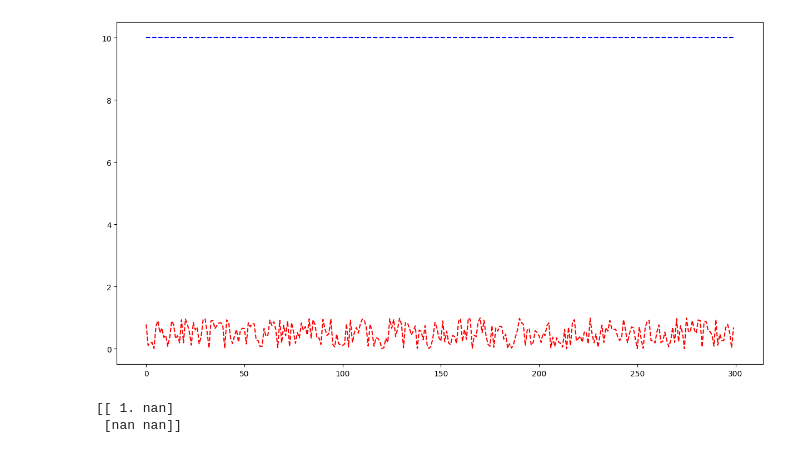
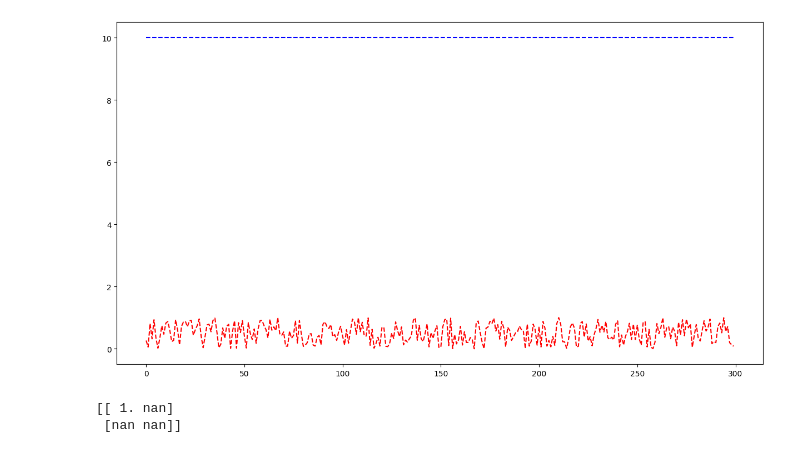
Before and after one commit to songCNMS/energym, a Jupyter notebook: result_vis.ipynb, the cells around one changed output. Cells and saved outputs as stored; diff of their text form; code cells hidden in the pictures.

```diff
--- a/result_vis.ipynb
+++ b/result_vis.ipynb
@@ -16,7 +16,7 @@ from buildings_factory import *
 #                   "SimpleHouseRSla-v0", "SwissHouseRSlaW2W-v0", "SwissHouseRSlaTank-v0"]
 
 
-building_name = "SwissHouseRSlaTank-v0"
+building_name = "SwissHouseRSlaW2W-v0"
 min_kpis, max_kpis = collect_baseline_kpi(building_name)
 building_idx = buildings_list.index(building_name)
 env = get_env(building_name)
@@ -42,9 +42,9 @@ for i in range(traj_len):
     old_traj_reward_list.append(old_reward)
     with torch.no_grad():
         # tran = np.concatenate((state, action, next_state))
-        model_in = torch.from_numpy(np.array(state)).reshape(1, -1).to(torch.float)
+        model_in = torch.from_numpy(np.array(next_state)).reshape(1, -1).to(torch.float)
         new_reward = model.get_reward(model_in)[0].item()
-    new_traj_reward_list.append(new_reward)
+        new_traj_reward_list.append(new_reward)
 
 plt.figure(figsize=(15, 8))
 x = list(range(len(old_traj_reward_list)))
@@ -69,3 +69,3 @@ the initial variables are {'u': 0}
-[figure, old version]
+[figure, new version]
 [[ 1. nan]
  [nan nan]]
```
Also changed, not shown: parts of 1 cell of this notebook, 11 other files.
